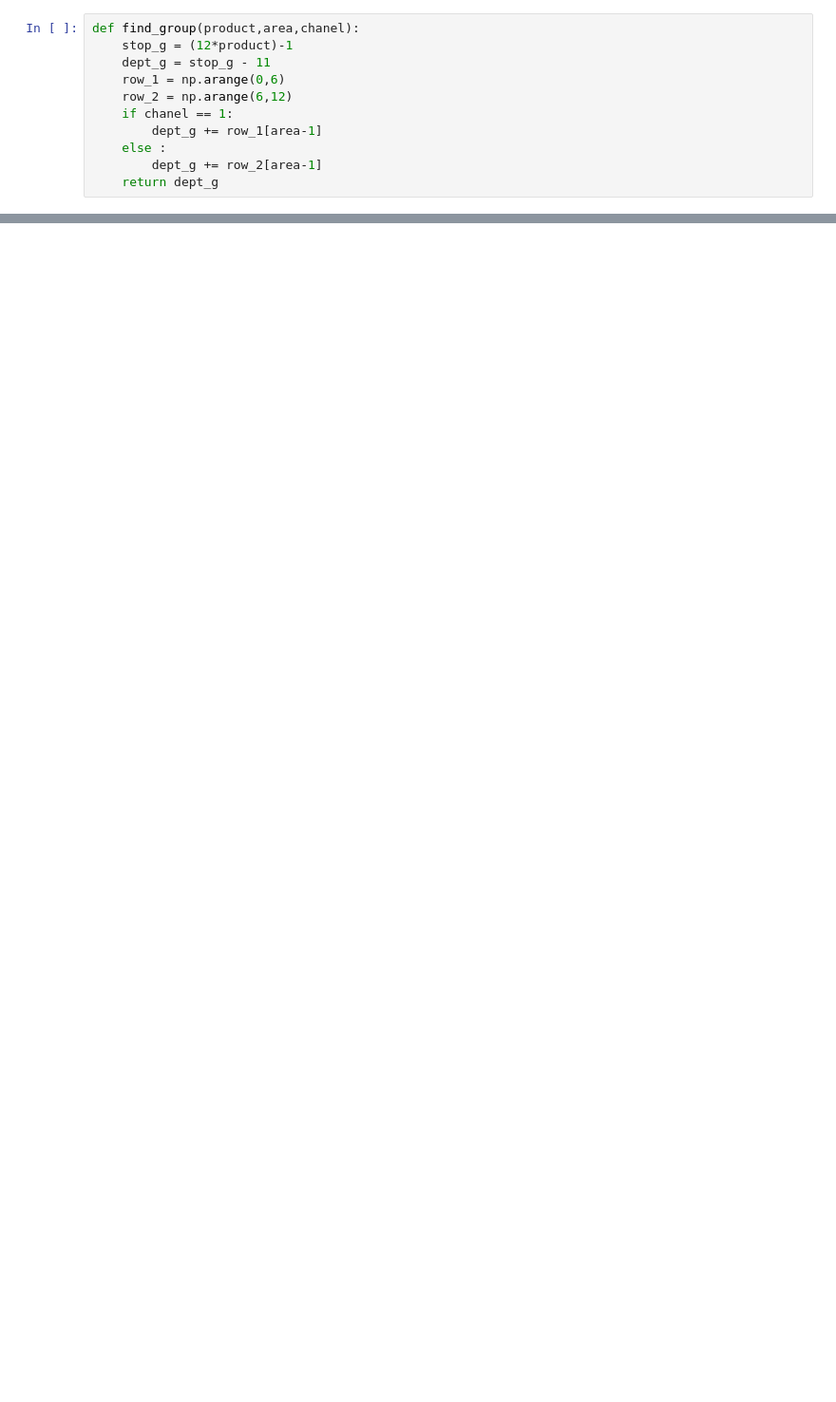
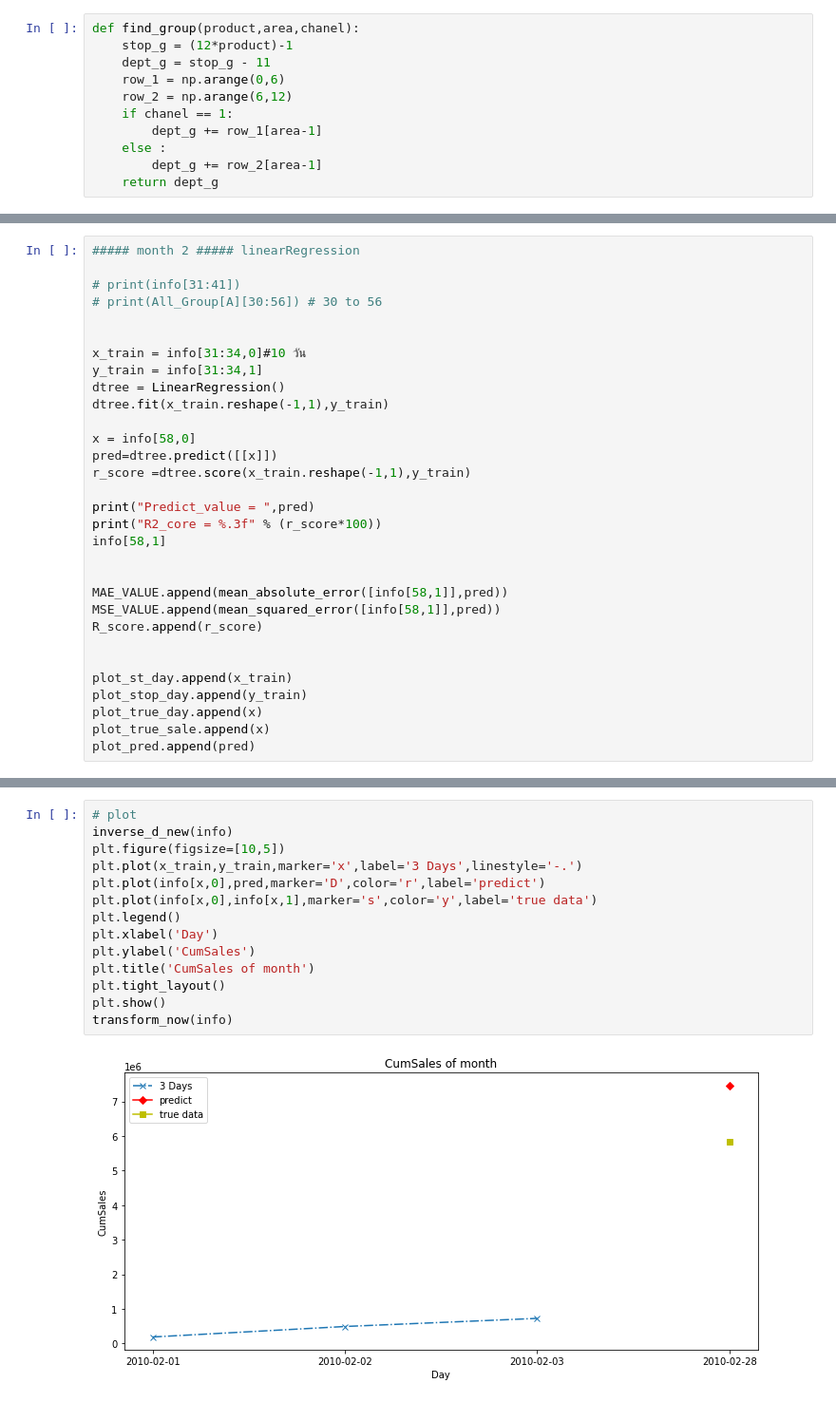
Before and after one commit to Raum27/sale_animal, a Jupyter notebook: morega_v3.ipynb, the cells around one changed output, grey strips where cells are left out. Shown at 95% size. Saved outputs shown, nothing was run; the diff lists cells and outputs as text; blank space fills up the shorter version.

```diff
--- a/morega_v3.ipynb
+++ b/morega_v3.ipynb
@@ -586,0 +218,31 @@ for i in range(6):
+# %%
+##### month 2 ##### linearRegression
+
+# print(info[31:41])
+# print(All_Group[A][30:56]) # 30 to 56
+
+
+x_train = info[31:34,0]#10 วัน
+y_train = info[31:34,1]
+dtree = LinearRegression()
+dtree.fit(x_train.reshape(-1,1),y_train)
+
+x = info[58,0]
+pred=dtree.predict([[x]])
+r_score =dtree.score(x_train.reshape(-1,1),y_train)
+
+print("Predict_value = ",pred)
+print("R2_core = %.3f" % (r_score*100))
+info[58,1]
+
+
+MAE_VALUE.append(mean_absolute_error([info[58,1]],pred))
+MSE_VALUE.append(mean_squared_error([info[58,1]],pred))
+R_score.append(r_score)
+
+
+plot_st_day.append(x_train)
+plot_stop_day.append(y_train)
+plot_true_day.append(x)
+plot_true_sale.append(x)
+plot_pred.append(pred)
@@ -586,0 +252,16 @@ for i in range(6):
+# %%
+# plot
+inverse_d_new(info)
+plt.figure(figsize=[10,5])
+plt.plot(x_train,y_train,marker='x',label='3 Days',linestyle='-.')
+plt.plot(info[x,0],pred,marker='D',color='r',label='predict')
+plt.plot(info[x,0],info[x,1],marker='s',color='y',label='true data')
+plt.legend()
+plt.xlabel('Day')
+plt.ylabel('CumSales')
+plt.title('CumSales of month')
+plt.tight_layout()
+plt.show()
+transform_now(info)
+# %% [output]
+[figure, added]
```
Also changed, not shown: parts of 45 cells of this notebook.
